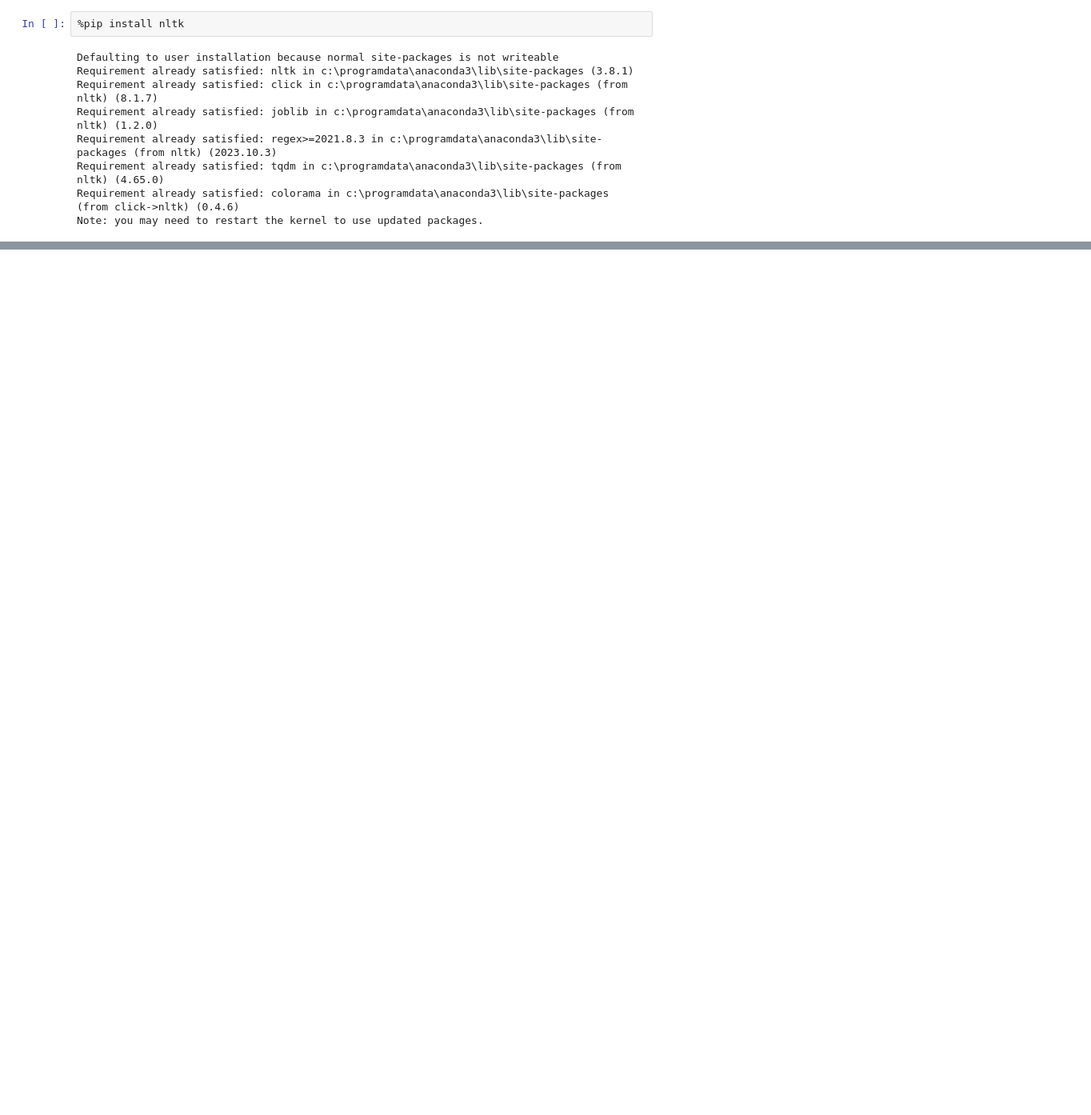
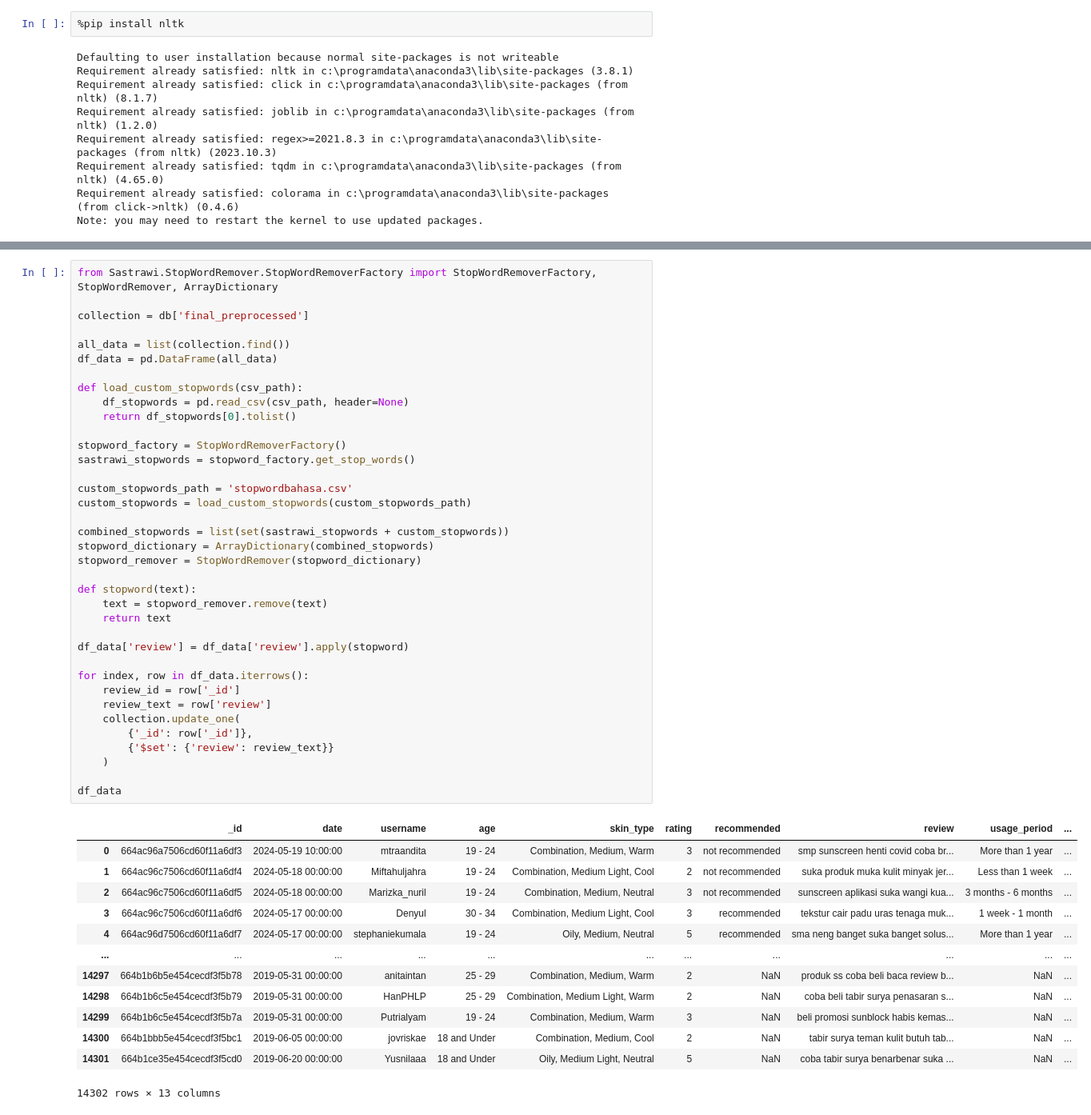
Before and after one commit to ayukrisn/notebook, a Jupyter notebook: bigdata.ipynb, the cells around one changed output, grey strips where cells are left out. Shown at 80% size. Drawn from its saved outputs; the diff is of its cells as text; blank space fills up the shorter version.

```diff
--- a/bigdata.ipynb
+++ b/bigdata.ipynb
@@ -919,0 +1108,51 @@ Data 12458 updated succes
+# %%
+from Sastrawi.StopWordRemover.StopWordRemoverFactory import StopWordRemoverFactory, StopWordRemover, ArrayDictionary
+
+collection = db['final_preprocessed']
+
+all_data = list(collection.find())
+df_data = pd.DataFrame(all_data)
+
+def load_custom_stopwords(csv_path):
+    df_stopwords = pd.read_csv(csv_path, header=None)
+    return df_stopwords[0].tolist()
+
+stopword_factory = StopWordRemoverFactory()
+sastrawi_stopwords = stopword_factory.get_stop_words()
+
+custom_stopwords_path = 'stopwordbahasa.csv'
+custom_stopwords = load_custom_stopwords(custom_stopwords_path)
+
+combined_stopwords = list(set(sastrawi_stopwords + custom_stopwords))
+stopword_dictionary = ArrayDictionary(combined_stopwords)
+stopword_remover = StopWordRemover(stopword_dictionary)
+
+def stopword(text):
+    text = stopword_remover.remove(text)
+    return text
+
+df_data['review'] = df_data['review'].apply(stopword)
+
+for index, row in df_data.iterrows():
+    review_id = row['_id']
+    review_text = row['review']
+    collection.update_one(
+        {'_id': row['_id']},
+        {'$set': {'review': review_text}}
+    )
+
+df_data
+# %% [output]
+|  | _id | date | username | age | skin_type | rating | recommended | review | usage_period | ... |
+| 0 | 664ac96a7506cd60f11a6df3 | 2024-05-19 10:00:00 | mtraandita | 19 - 24 | Combination, Medium, Warm | 3 | not recommended | smp sunscreen henti covid coba br... | More than 1 year | ... |
+| 1 | 664ac96c7506cd60f11a6df4 | 2024-05-18 00:00:00 | Miftahuljahra | 19 - 24 | Combination, Medium Light, Cool | 2 | not recommended | suka produk muka kulit minyak jer... | Less than 1 week | ... |
+| 2 | 664ac96c7506cd60f11a6df5 | 2024-05-18 00:00:00 | Marizka_nuril | 19 - 24 | Combination, Medium, Neutral | 3 | not recommended | sunscreen aplikasi suka wangi kua... | 3 months - 6 months | ... |
+| 3 | 664ac96c7506cd60f11a6df6 | 2024-05-17 00:00:00 | Denyul | 30 - 34 | Combination, Medium Light, Cool | 3 | recommended | tekstur cair padu uras tenaga muk... | 1 week - 1 month | ... |
+| 4 | 664ac96d7506cd60f11a6df7 | 2024-05-17 00:00:00 | stephaniekumala | 19 - 24 | Oily, Medium, Neutral | 5 | recommended | sma neng banget suka banget solus... | More than 1 year | ... |
+| ... | ... | ... | ... | ... | ... | ... | ... | ... | ... | ... |
+| 14297 | 664b1b6b5e454cecdf3f5b78 | 2019-05-31 00:00:00 | anitaintan | 25 - 29 | Combination, Medium, Warm | 2 | NaN | produk ss coba beli baca review b... | NaN | ... |
+| 14298 | 664b1b6c5e454cecdf3f5b79 | 2019-05-31 00:00:00 | HanPHLP | 25 - 29 | Combination, Medium Light, Warm | 2 | NaN | coba beli tabir surya penasaran s... | NaN | ... |
+| 14299 | 664b1b6c5e454cecdf3f5b7a | 2019-05-31 00:00:00 | Putrialyam | 19 - 24 | Combination, Medium, Warm | 3 | NaN | beli promosi sunblock habis kemas... | NaN | ... |
+| 14300 | 664b1bbb5e454cecdf3f5bc1 | 2019-06-05 00:00:00 | jovriskae | 18 and Under | Combination, Medium, Cool | 2 | NaN | tabir surya teman kulit butuh tab... | NaN | ... |
+| 14301 | 664b1ce35e454cecdf3f5cd0 | 2019-06-20 00:00:00 | Yusnilaaa | 18 and Under | Oily, Medium Light, Neutral | 5 | NaN | coba tabir surya benarbenar suka ... | NaN | ... |
+14302 rows × 13 columns
```
Also changed, not shown: parts of 15 cells of this notebook, 1 other file.
